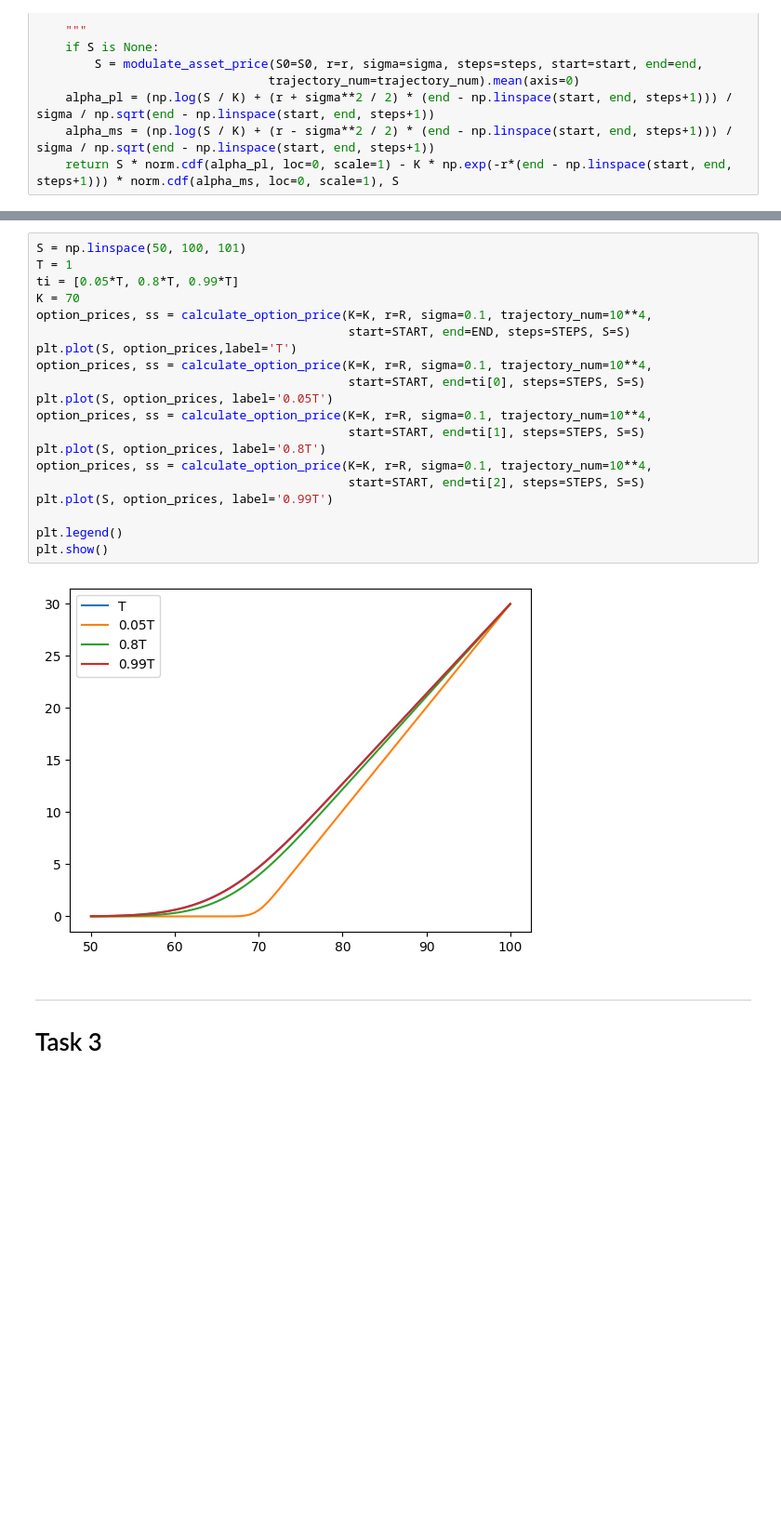
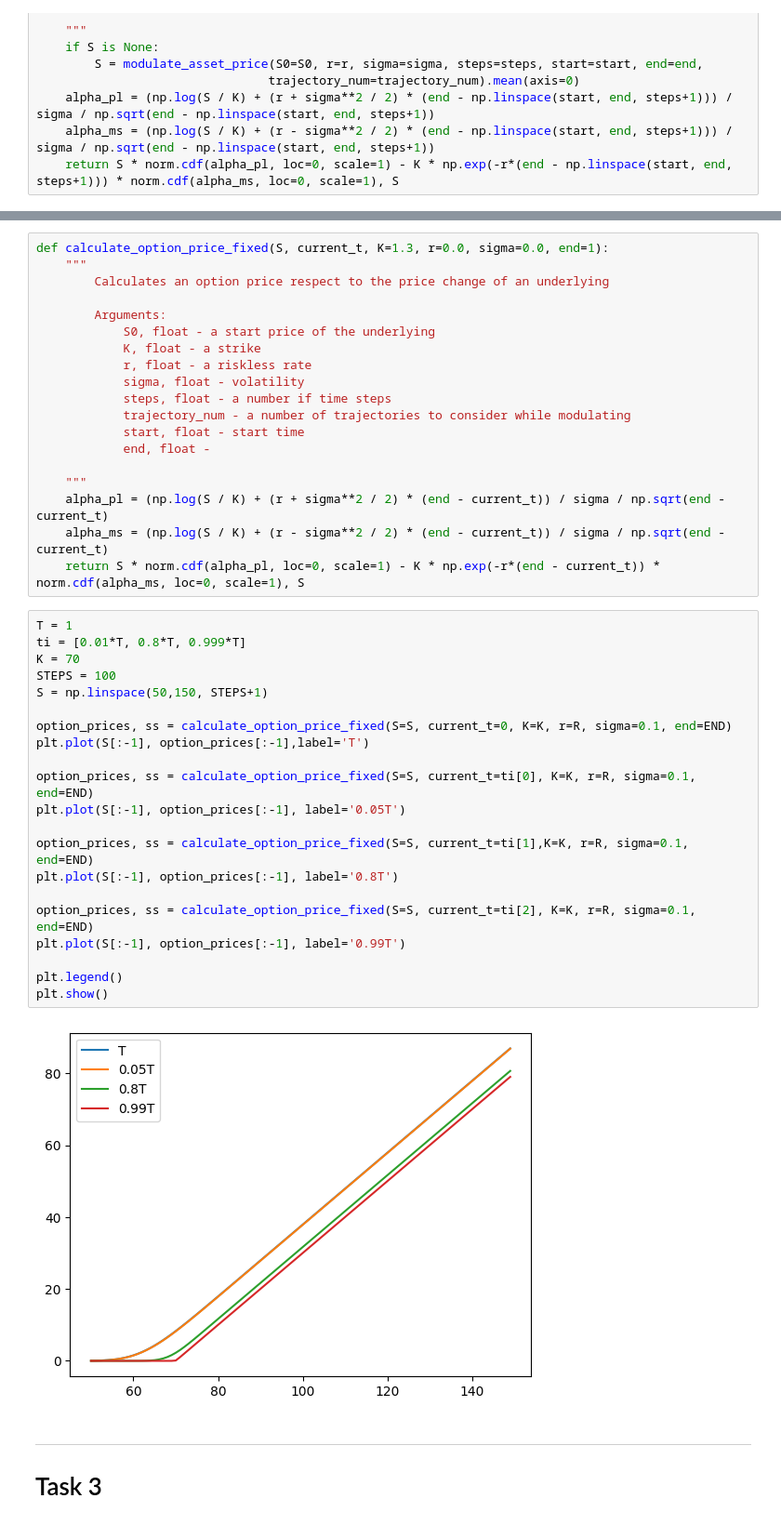
Before and after one commit to Kasymkhankhubiyev/Sirius-Uni, a Jupyter notebook: Derivatives/series1.ipynb, the cells around one changed output, grey strips where cells are left out. Shown at 93% size. Saved outputs shown, nothing was run; the diff lists cells and outputs as text; blank space fills up the shorter version.

```diff
--- a/Derivatives/series1.ipynb
+++ b/Derivatives/series1.ipynb
@@ -263,25 +268,45 @@ plt.plot()
+# %%
+def calculate_option_price_fixed(S, current_t, K=1.3, r=0.0, sigma=0.0, end=1):
+    """
+        Calculates an option price respect to the price change of an underlying
+
+        Arguments:
+            S0, float - a start price of the underlying
+            K, float - a strike
+            r, float - a riskless rate
+            sigma, float - volatility
+            steps, float - a number if time steps
+            trajectory_num - a number of trajectories to consider while modulating
+            start, float - start time
+            end, float -
+
+    """
+    alpha_pl = (np.log(S / K) + (r + sigma**2 / 2) * (end - current_t)) / sigma / np.sqrt(end - current_t)
+    alpha_ms = (np.log(S / K) + (r - sigma**2 / 2) * (end - current_t)) / sigma / np.sqrt(end - current_t)
+    return S * norm.cdf(alpha_pl, loc=0, scale=1) - K * np.exp(-r*(end - current_t)) * norm.cdf(alpha_ms, loc=0, scale=1), S
 # %%
-S = np.linspace(50, 100, 101)
 T = 1
-ti = [0.05*T, 0.8*T, 0.99*T]
+ti = [0.01*T, 0.8*T, 0.999*T]
 K = 70
-option_prices, ss = calculate_option_price(K=K, r=R, sigma=0.1, trajectory_num=10**4,
-                                           start=START, end=END, steps=STEPS, S=S)
-plt.plot(S, option_prices,label='T')
-option_prices, ss = calculate_option_price(K=K, r=R, sigma=0.1, trajectory_num=10**4,
-                                           start=START, end=ti[0], steps=STEPS, S=S)
-plt.plot(S, option_prices, label='0.05T')
-option_prices, ss = calculate_option_price(K=K, r=R, sigma=0.1, trajectory_num=10**4,
-                                           start=START, end=ti[1], steps=STEPS, S=S)
-plt.plot(S, option_prices, label='0.8T')
-option_prices, ss = calculate_option_price(K=K, r=R, sigma=0.1, trajectory_num=10**4,
-                                           start=START, end=ti[2], steps=STEPS, S=S)
-plt.plot(S, option_prices, label='0.99T')
+STEPS = 100
+S = np.linspace(50,150, STEPS+1)
+
+option_prices, ss = calculate_option_price_fixed(S=S, current_t=0, K=K, r=R, sigma=0.1, end=END)
+plt.plot(S[:-1], option_prices[:-1],label='T')
+
+option_prices, ss = calculate_option_price_fixed(S=S, current_t=ti[0], K=K, r=R, sigma=0.1, end=END)
+plt.plot(S[:-1], option_prices[:-1], label='0.05T')
+
+option_prices, ss = calculate_option_price_fixed(S=S, current_t=ti[1],K=K, r=R, sigma=0.1, end=END)
+plt.plot(S[:-1], option_prices[:-1], label='0.8T')
+
+option_prices, ss = calculate_option_price_fixed(S=S, current_t=ti[2], K=K, r=R, sigma=0.1, end=END)
+plt.plot(S[:-1], option_prices[:-1], label='0.99T')
 
 plt.legend()
 plt.show()
 # %% [output]
-[figure, old version]
+[figure, new version]
 # %% [markdown]
 ---
 # Task 3
```
Also changed, not shown: parts of 5 cells of this notebook, 2 other files.
